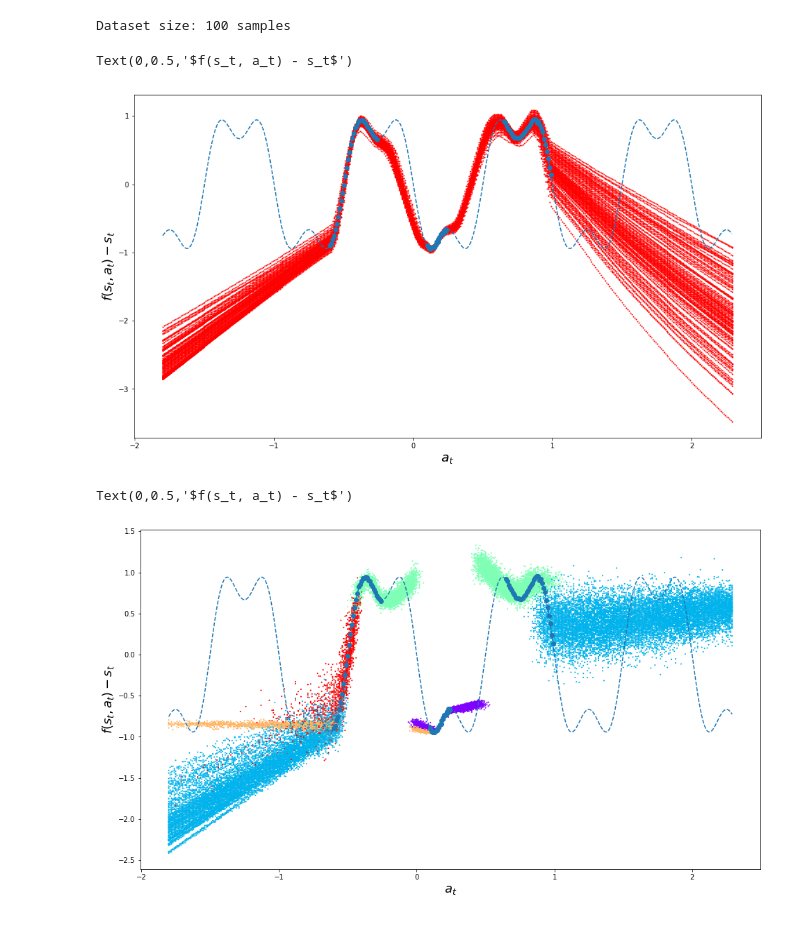
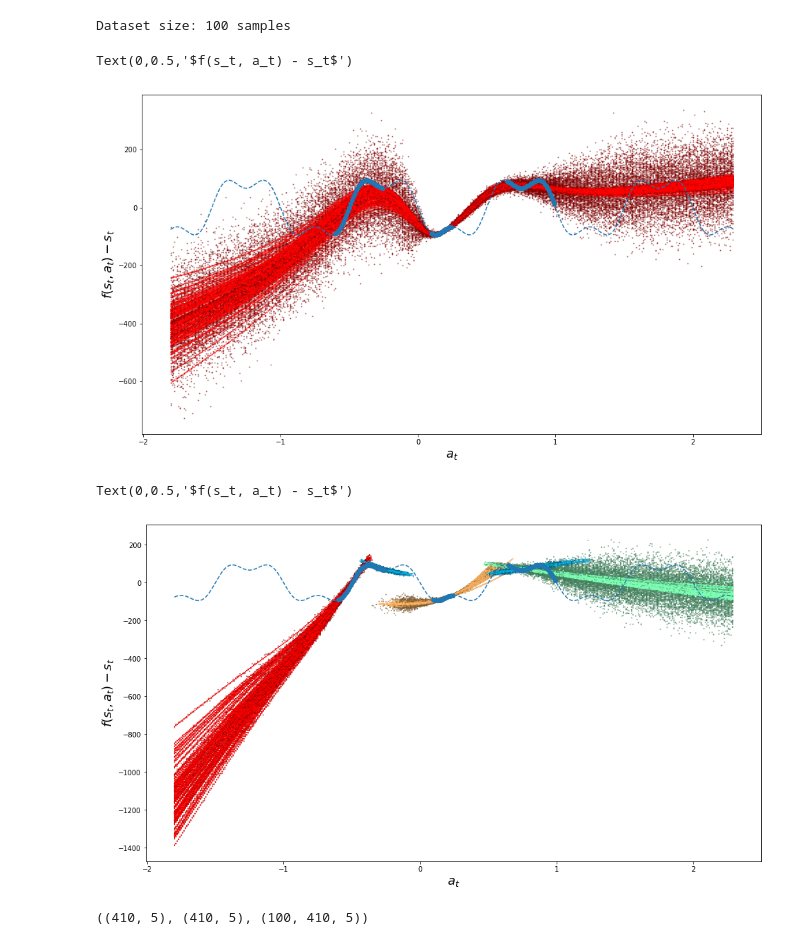
Before and after one commit to mcgillmrl/prob_mbrl, a Jupyter notebook: notebooks/BNN_regression_example.ipynb, the cells around one changed output. Drawn from its saved outputs; the diff is of its cells as text; code cells hidden in the pictures.

```diff
--- a/notebooks/BNN_regression_example.ipynb
+++ b/notebooks/BNN_regression_example.ipynb
@@ -8,20 +8,20 @@ from prob_mbrl import train_regressor, losses, models
 torch.set_num_threads(2)
 # %%
 # build model
-n_layers = 4
+n_layers = 2
 layer_width = 200
-drop_rate = 0.5
+drop_rate = 0.1
 odims = 1
 
 # single gaussian output model
 model = models.Regressor(
     models.dropout_mlp(
         1, 2*odims, [layer_width]*n_layers,
-        nonlin=torch.nn.ReLU,
+        nonlin=models.activations.Swish,
         weights_initializer=partial(torch.nn.init.xavier_normal_,
                                     gain=torch.nn.init.calculate_gain('relu')),
         biases_initializer=partial(torch.nn.init.uniform_, a=-1.0, b=1.0),
-        dropout_layers=[models.CDropout(drop_rate, temperature=0.1)]*n_layers),
+        dropout_layers=[models.BDropout(drop_rate)]*n_layers),
         output_density=models.DiagGaussianDensity(odims))
 
 # mixture density network
@@ -29,26 +29,26 @@ n_components = 5
 mmodel = models.Regressor(
     models.dropout_mlp(
         1, 2*n_components*odims + n_components, [layer_width]*n_layers,
-        nonlin=torch.nn.ReLU,
+        nonlin=models.activations.Swish,
         weights_initializer=partial(torch.nn.init.xavier_normal_,
                                     gain=torch.nn.init.calculate_gain('relu')),
         biases_initializer=partial(torch.nn.init.uniform_, a=-1.0, b=1.0),
-        dropout_layers=[models.CDropout(drop_rate, temperature=0.1)]*n_layers),
+        dropout_layers=[models.BDropout(drop_rate)]*n_layers),
         output_density=models.MixtureDensity(odims, n_components))
 
 # optimizer for single gaussian model
 params = filter(lambda p: p.requires_grad, model.parameters())
-opt1 = torch.optim.Adam(params, 1e-3, amsgrad=True)
+opt1 = torch.optim.Adam(params, 1e-3)
 
 # optimizer for mixture density network
 params = filter(lambda p: p.requires_grad, mmodel.parameters())
-opt2 = torch.optim.Adam(params, 1e-3, amsgrad=True)
+opt2 = torch.optim.Adam(params, 1e-3)
 
 N_ensemble = 100
 # %%
 # create training dataset
 def f(x):
-    k = 1 #np.random.choice([-1, 1], x.shape[0])
+    k = 100 #*np.random.choice([-1, 1], x.shape[0])
     return k*sum([np.sin(-2*np.pi*(2*k-1)*x)/(2*k-1) for k in range(1, 3)])
 
 train_x = np.concatenate([np.arange(-0.6,-0.25,0.01), np.arange(0.1,0.25,0.01), np.arange(0.1,0.25,0.01),
@@ -90,30 +90,31 @@ for i in range(3):
 # %%
 plt.figure(figsize=(16,9))
 nc = ret.shape[-2]
 colors = list(plt.cm.rainbow_r(np.linspace(0, 1, nc)))
 
 def gaussian_sample(mu, sigma):
-    z2 = np.random.randn(*mu.shape[:-1])
+    z2 = np.random.randn(*mu.shape)
     return mu + z2*sigma
 
 for i in range(len(ret)):
     m, S = ret[i, :, 0], ret[i, :, 1]
     samples = gaussian_sample(m, S)
-    plt.scatter(test_x, samples, c=colors[0], s=1)
+    plt.scatter(test_x, m, c=colors[0], s=1)
+    plt.scatter(test_x, samples, c=colors[0]*0.5, s=1)
     #plt.fill_between(test_x, m-S, m+S, color='red', linestyle='--', linewidth=1, alpha = 0.3)
 m = ret[:, :, 0].mean(0)
 S = ret[:, :, 0].std(0)
 #plt.plot(test_x, m, label='nn%d' % i, color='red', linestyle='--', linewidth=2)
 #plt.fill_between(test_x, m-S, m+S, label='nn%d' % i, color='red', linestyle='--', linewidth=2, alpha = 0.5)
 #plt.fill_between(test_x, m-2*S, m+2*S, label='nn%d' % i, color='red', linestyle='--', linewidth=2, alpha = 0.25)
 plt.plot(test_x, f(test_x), linestyle='--', label='true function')
 plt.scatter(X.cpu().numpy().flatten(), Y.cpu().numpy().flatten())
 plt.xlabel('$a_t$', fontsize=18)
 plt.ylabel('$f(s_t, a_t) - s_t$', fontsize=18)
 #plt.legend()
 # %% [output]
 Text(0,0.5,'$f(s_t, a_t) - s_t$')
-[figure, old version]
+[figure, new version]
 # %%
 # evaluate mixture density network
 test_x = np.arange(-1.8,2.3,0.01)
@@ -140,21 +141,31 @@ plt.figure(figsize=(16,9))
 nc = ret.shape[-2]
 colors = np.array(list(plt.cm.rainbow_r(np.linspace(0, 1, nc))))
 
-def mixture_sample(mu, sigma, pi, colors=None):
-    z1 = np.random.rand(*mu.shape)
-    z2 = np.random.randn(*mu.shape[:-1])
-    k = (np.log(pi) + z1).argmax(-1)
+def mixture_sample(mu, sigma, pi, colors=None, noise=True):
+    z1 = np.random.rand(*pi.shape)
+    k = (np.log(pi+1e-10) + z1).argmax(-1)
     idx = np.arange(len(mu))
+
+    samples = mu[idx, k]
+    if noise:
+        z2 = np.random.randn(*mu.shape[:-1])
+        samples += z2*sigma[idx, k]
+
     if colors is not None:
-        return mu[idx, k] + z2*sigma[idx, k], colors[k]
-    return mu[idx, k] + z2*sigma[idx, k]
+        return samples, colors[k]
+    return samples
 
+total_samples = []
 for i in range(len(ret)):
     m, S = ret[i, :, :, 0], ret[i, :, :, 1]
     samples, c = mixture_sample(m, S, weights[i], colors)
+    plt.scatter(test_x, samples, c=c*0.5, s=1)
+    samples, c = mixture_sample(m, S, weights[i], colors, noise=False)
     plt.scatter(test_x, samples, c=c, s=1)
-m = ret[:, :, 0].mean(0)
-S = ret[:, :, ].std(0)
+    total_samples.append(samples)
+total_samples = np.array(total_samples)
+m = total_samples.mean(0)
+S = total_samples.std(0)
 #plt.plot(test_x, m, label='nn%d' % i, color='red', linestyle='--', linewidth=2)
 #plt.fill_between(test_x, m-S, m+S, label='nn%d' % i, color='red', linestyle='--', linewidth=2, alpha = 0.5)
 #plt.fill_between(test_x, m-2*S, m+2*S, label='nn%d' % i, color='red', linestyle='--', linewidth=2, alpha = 0.25)
@@ -165,4 +176,8 @@ plt.ylabel('$f(s_t, a_t) - s_t$', fontsize=18)
 #plt.legend()
 # %% [output]
 Text(0,0.5,'$f(s_t, a_t) - s_t$')
-[figure, old version]
+[figure, new version]
+# %%
+m.shape, S.shape, weights.shape
+# %% [output]
+((410, 5), (410, 5), (100, 410, 5))
```
